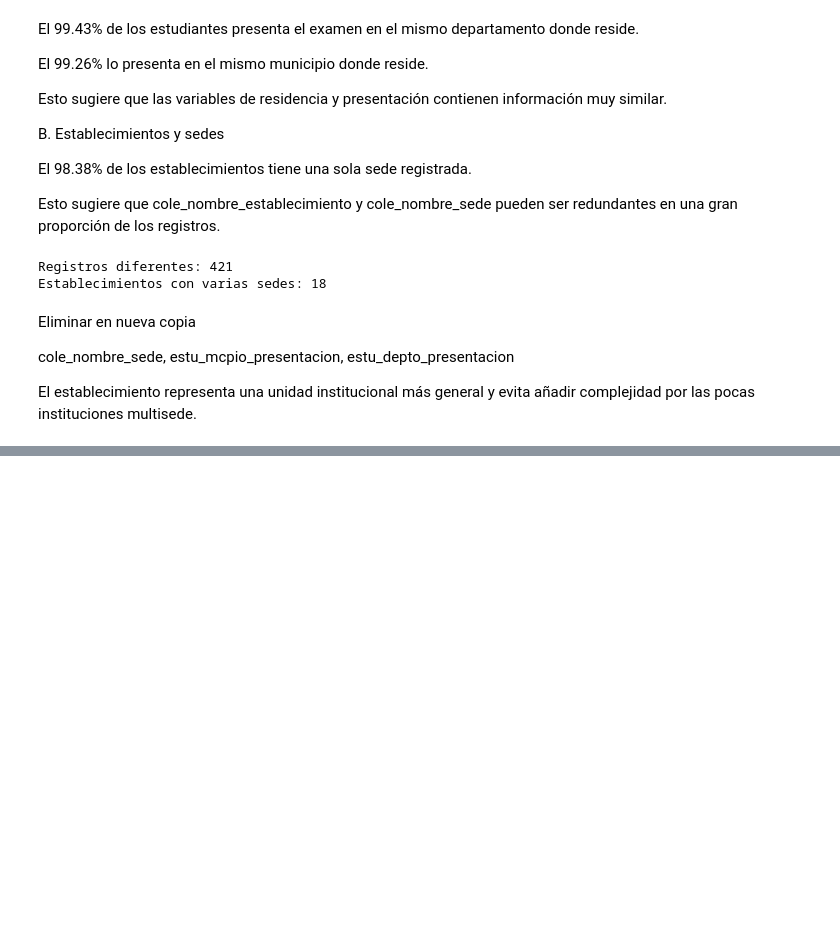
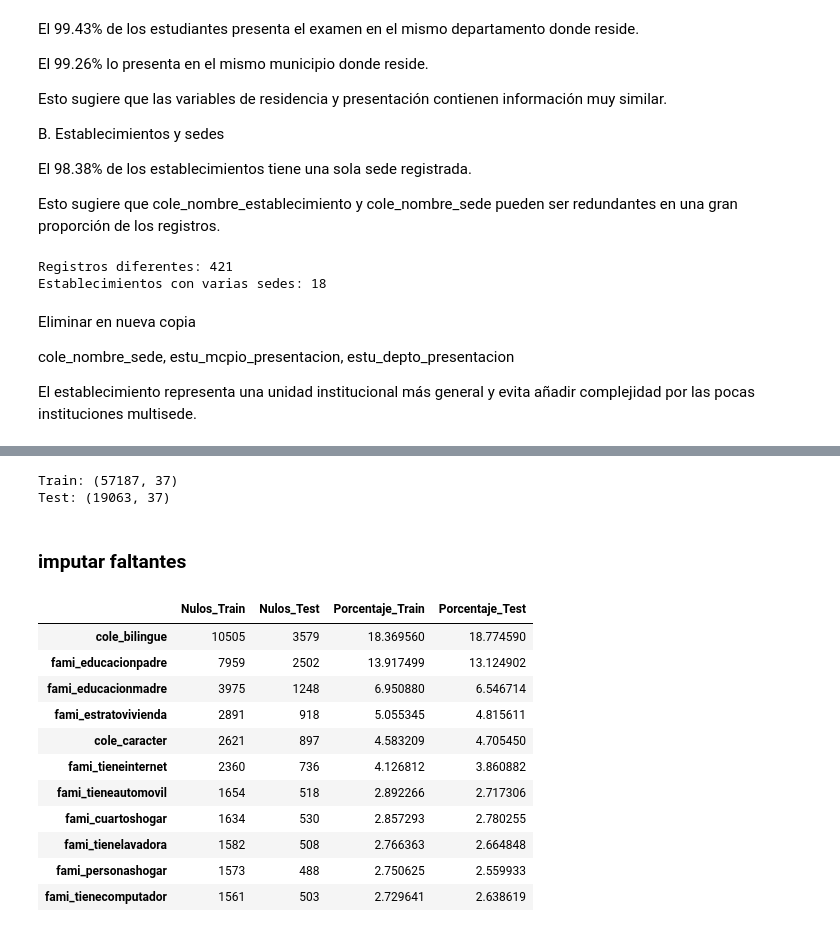
Before and after one commit to kcaicedor/despliegue_icfes, a Jupyter notebook: icfes_ml.ipynb, the cells around one changed output, grey strips where cells are left out. Cells and saved outputs as stored; diff of their text form; code cells hidden in the pictures; blank space fills up the shorter version.

```diff
--- a/icfes_ml.ipynb
+++ b/icfes_ml.ipynb
@@ -892,0 +949,18 @@ print("Dimensiones después:", X_train_fe2.shape)
+# %%
+# crear columnas de marca de ausencia de dato en train
+X_train_fe4 = X_train_fe3.copy()
+
+for col in variables_faltantes:
+
+    X_train_fe4[col + "_missing"] = (
+        X_train_fe4[col].isna().astype(int)
+    )
+# %%
+# en test
+X_test_fe4 = X_test_fe3.copy()
+
+for col in variables_faltantes:
+
+    X_test_fe4[col + "_missing"] = (
+        X_test_fe4[col].isna().astype(int)
+    )
@@ -892,0 +986,37 @@ print("Dimensiones después:", X_train_fe2.shape)
+# %%
+print("Train:", X_train_fe4.shape)
+print("Test:", X_test_fe4.shape)
+# %% [output]
+Train: (57187, 37)
+Test: (19063, 37)
+# %% [markdown]
+### imputar faltantes
+# %%
+nulos_train = X_train_fe4.isnull().sum()
+nulos_test = X_test_fe4.isnull().sum()
+
+resumen_nulos = pd.DataFrame({
+    "Nulos_Train": nulos_train,
+    "Nulos_Test": nulos_test,
+    "Porcentaje_Train": X_train_fe4.isnull().mean() * 100,
+    "Porcentaje_Test": X_test_fe4.isnull().mean() * 100
+})
+
+display(
+    resumen_nulos[
+        resumen_nulos["Nulos_Train"] > 0
+    ].sort_values("Nulos_Train", ascending=False)
+)
+# %% [output]
+|  | Nulos_Train | Nulos_Test | Porcentaje_Train | Porcentaje_Test |
+| cole_bilingue | 10505 | 3579 | 18.369560 | 18.774590 |
+| fami_educacionpadre | 7959 | 2502 | 13.917499 | 13.124902 |
+| fami_educacionmadre | 3975 | 1248 | 6.950880 | 6.546714 |
+| fami_estratovivienda | 2891 | 918 | 5.055345 | 4.815611 |
+| cole_caracter | 2621 | 897 | 4.583209 | 4.705450 |
+| fami_tieneinternet | 2360 | 736 | 4.126812 | 3.860882 |
+| fami_tieneautomovil | 1654 | 518 | 2.892266 | 2.717306 |
+| fami_cuartoshogar | 1634 | 530 | 2.857293 | 2.780255 |
+| fami_tienelavadora | 1582 | 508 | 2.766363 | 2.664848 |
+| fami_personashogar | 1573 | 488 | 2.750625 | 2.559933 |
+| fami_tienecomputador | 1561 | 503 | 2.729641 | 2.638619 |
```
Also changed, not shown: parts of 31 cells of this notebook, 1 other file.
